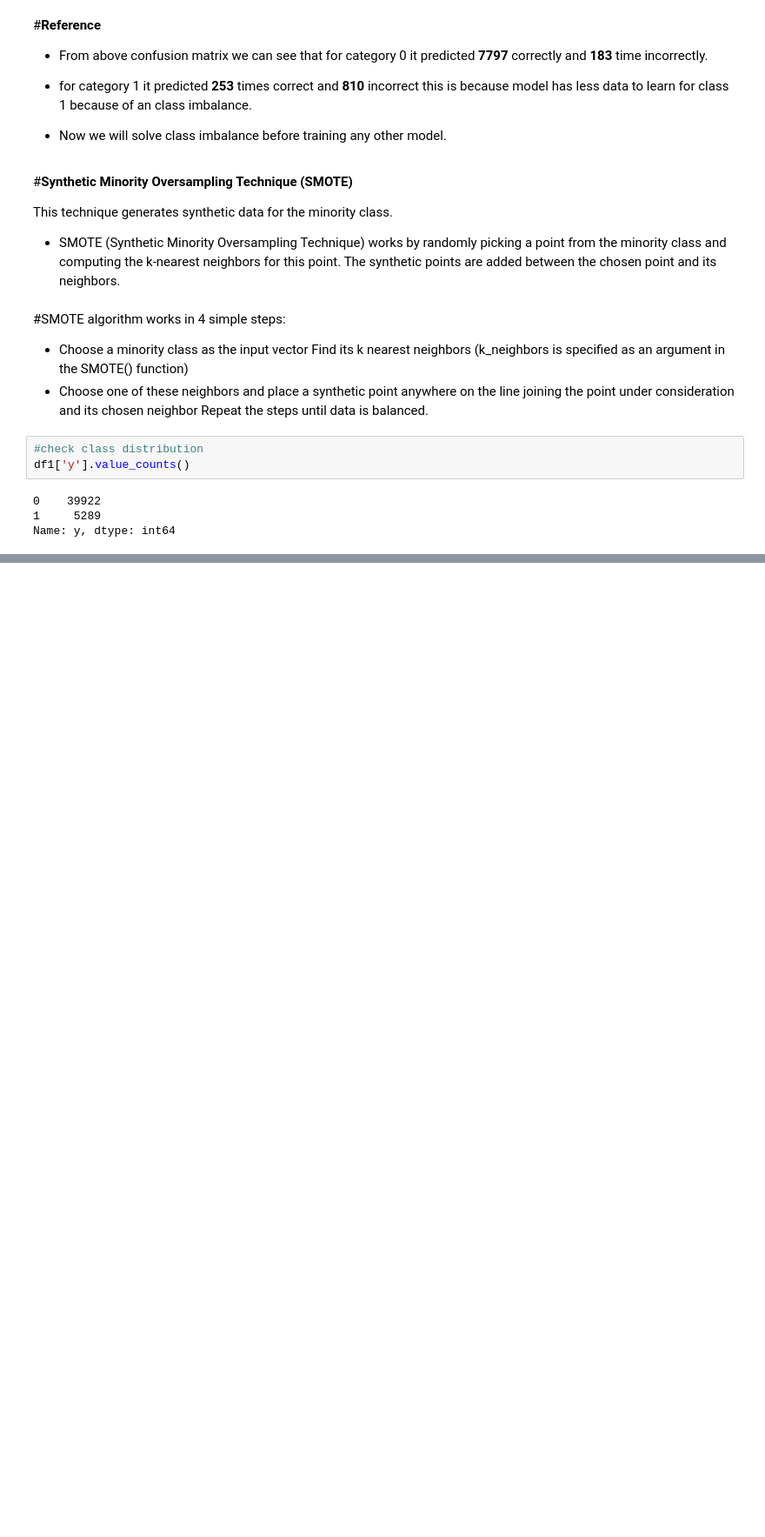
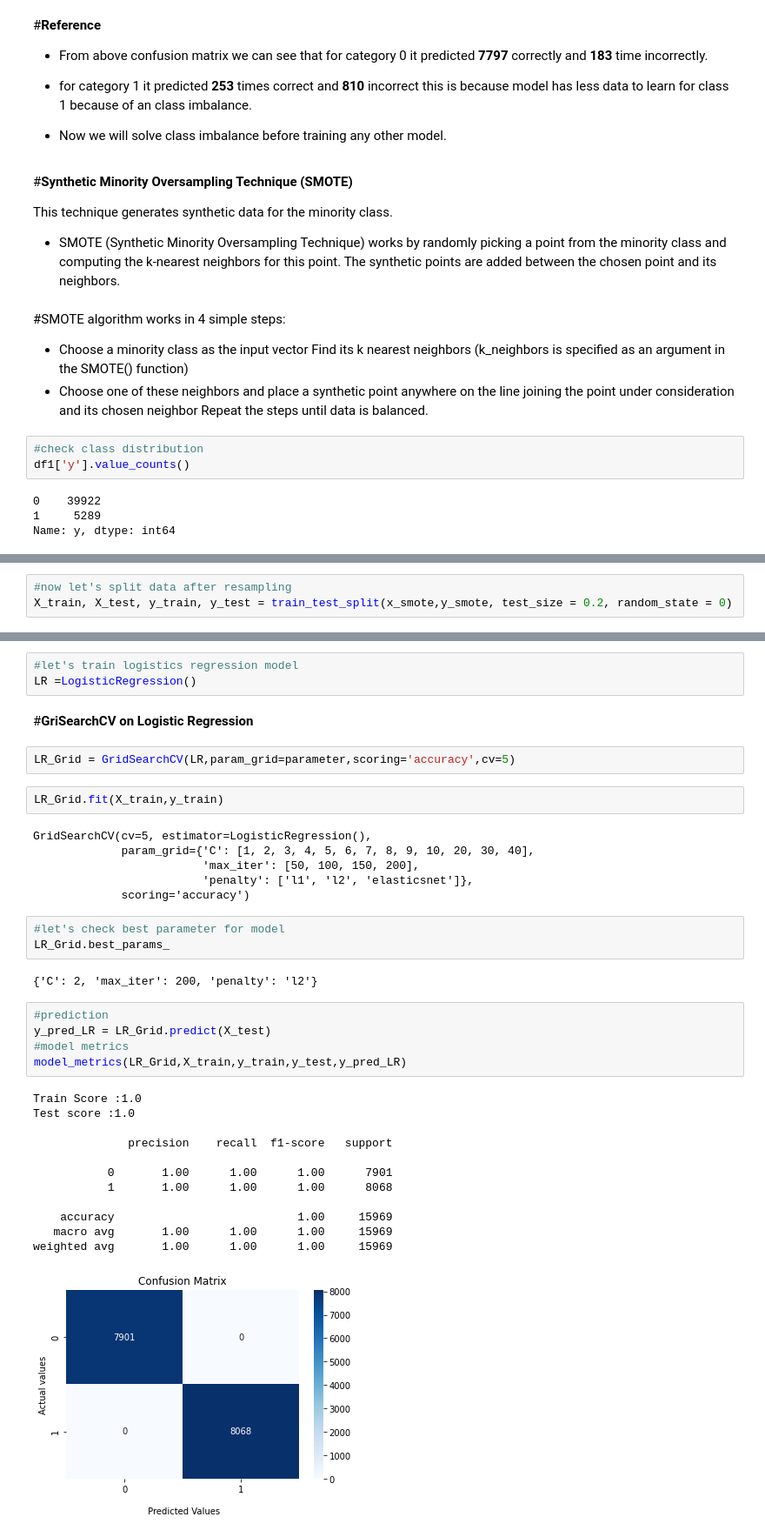
Before and after one commit to shwetaNayak19/Bank-Marketing-Effectiveness-Prediction, a Jupyter notebook: Bank_Marketing_Effectiveness_Prediction.ipynb, the cells around one changed output, grey strips where cells are left out. Shown at 87% size. Cells and saved outputs as stored; diff of their text form; blank space fills up the shorter version.

Commit message:
Commit:6 Motel Training

```diff
--- a/Bank_Marketing_Effectiveness_Prediction.ipynb
+++ b/Bank_Marketing_Effectiveness_Prediction.ipynb
@@ -777,0 +827,3 @@ Name: y, dtype: int64
+# %%
+#now let's split data after resampling
+X_train, X_test, y_train, y_test = train_test_split(x_smote,y_smote, test_size = 0.2, random_state = 0)
@@ -777,0 +848,38 @@ Name: y, dtype: int64
+# %%
+#let's train logistics regression model
+LR =LogisticRegression()
+# %% [markdown]
+#**GriSearchCV on Logistic Regression**
+# %%
+LR_Grid = GridSearchCV(LR,param_grid=parameter,scoring='accuracy',cv=5)
+# %%
+LR_Grid.fit(X_train,y_train)
+# %% [output]
+GridSearchCV(cv=5, estimator=LogisticRegression(),
+             param_grid={'C': [1, 2, 3, 4, 5, 6, 7, 8, 9, 10, 20, 30, 40],
+                         'max_iter': [50, 100, 150, 200],
+                         'penalty': ['l1', 'l2', 'elasticsnet']},
+             scoring='accuracy')
+# %%
+#let's check best parameter for model
+LR_Grid.best_params_
+# %% [output]
+{'C': 2, 'max_iter': 200, 'penalty': 'l2'}
+# %%
+#prediction
+y_pred_LR = LR_Grid.predict(X_test)
+#model metrics
+model_metrics(LR_Grid,X_train,y_train,y_test,y_pred_LR)
+# %% [output]
+Train Score :1.0
+Test score :1.0
+
+              precision    recall  f1-score   support
+
+           0       1.00      1.00      1.00      7901
+           1       1.00      1.00      1.00      8068
+
+    accuracy                           1.00     15969
+   macro avg       1.00      1.00      1.00     15969
+weighted avg       1.00      1.00      1.00     15969
+[figure, added]
```
Also changed, not shown: parts of 6 cells of this notebook.
